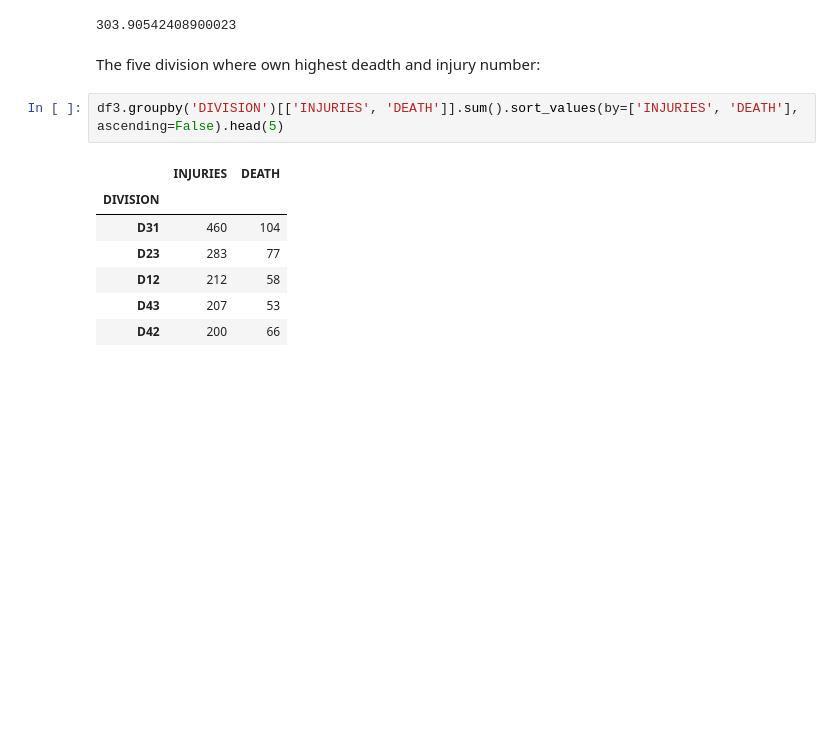
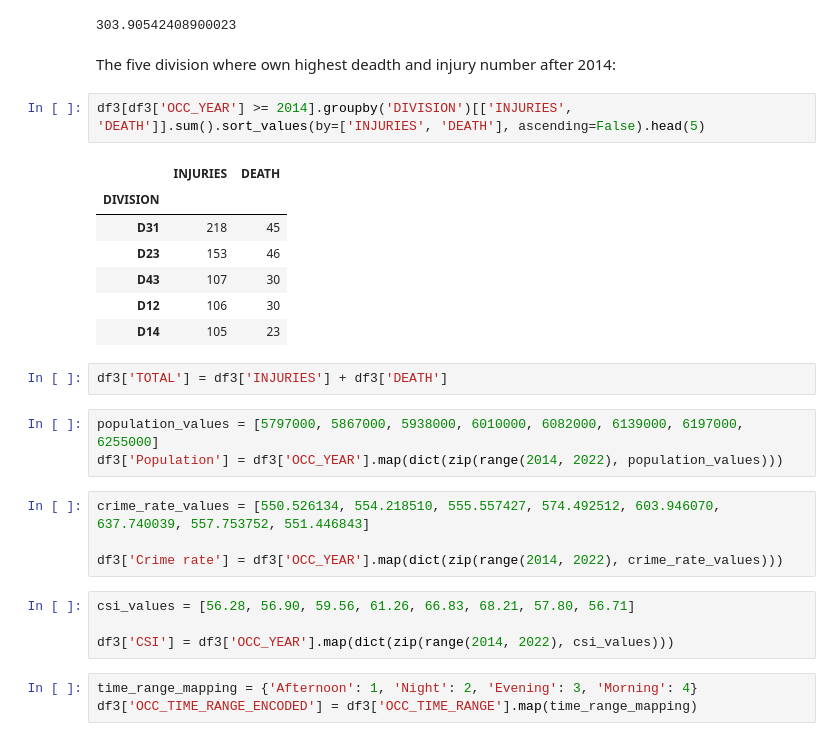
Before and after one commit to leningschulich/schulich_data_science, a Jupyter notebook: AI G9 (2) (1).ipynb, the cells around one changed output. Saved outputs shown, nothing was run; the diff lists cells and outputs as text; blank space fills up the shorter version.

```diff
--- a/AI G9 (2) (1).ipynb
+++ b/AI G9 (2) (1).ipynb
@@ -849,14 +849,30 @@ The R 2 is high but also with high error
 # %% [output]
 303.90542408900023
 # %% [markdown]
-The five division where own highest deadth and injury number:
+The five division where own highest deadth and injury number after 2014:
 # %%
-df3.groupby('DIVISION')[['INJURIES', 'DEATH']].sum().sort_values(by=['INJURIES', 'DEATH'], ascending=False).head(5)
+df3[df3['OCC_YEAR'] >= 2014].groupby('DIVISION')[['INJURIES', 'DEATH']].sum().sort_values(by=['INJURIES', 'DEATH'], ascending=False).head(5)
 # %% [output]
 |  | INJURIES | DEATH |
 | DIVISION |  |  |
-| D31 | 460 | 104 |
-| D23 | 283 | 77 |
-| D12 | 212 | 58 |
-| D43 | 207 | 53 |
-| D42 | 200 | 66 |
+| D31 | 218 | 45 |
+| D23 | 153 | 46 |
+| D43 | 107 | 30 |
+| D12 | 106 | 30 |
+| D14 | 105 | 23 |
+# %%
+df3['TOTAL'] = df3['INJURIES'] + df3['DEATH']
+# %%
+population_values = [5797000, 5867000, 5938000, 6010000, 6082000, 6139000, 6197000, 6255000]
+df3['Population'] = df3['OCC_YEAR'].map(dict(zip(range(2014, 2022), population_values)))
+# %%
+crime_rate_values = [550.526134, 554.218510, 555.557427, 574.492512, 603.946070, 637.740039, 557.753752, 551.446843]
+
+df3['Crime rate'] = df3['OCC_YEAR'].map(dict(zip(range(2014, 2022), crime_rate_values)))
+# %%
+csi_values = [56.28, 56.90, 59.56, 61.26, 66.83, 68.21, 57.80, 56.71]
+
+df3['CSI'] = df3['OCC_YEAR'].map(dict(zip(range(2014, 2022), csi_values)))
+# %%
+time_range_mapping = {'Afternoon': 1, 'Night': 2, 'Evening': 3, 'Morning': 4}
+df3['OCC_TIME_RANGE_ENCODED'] = df3['OCC_TIME_RANGE'].map(time_range_mapping)
```
Also changed, not shown: parts of 16 cells of this notebook.
